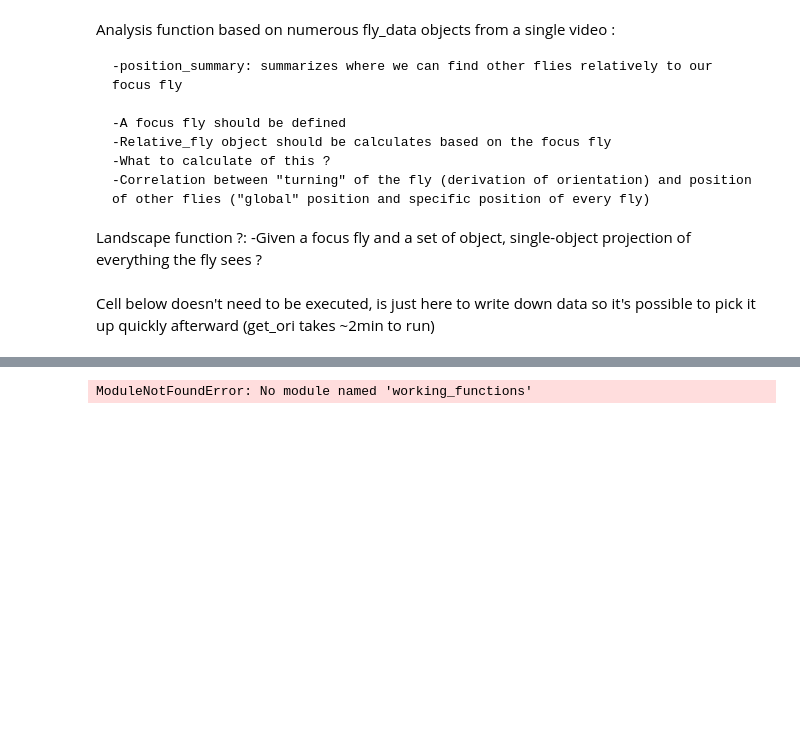
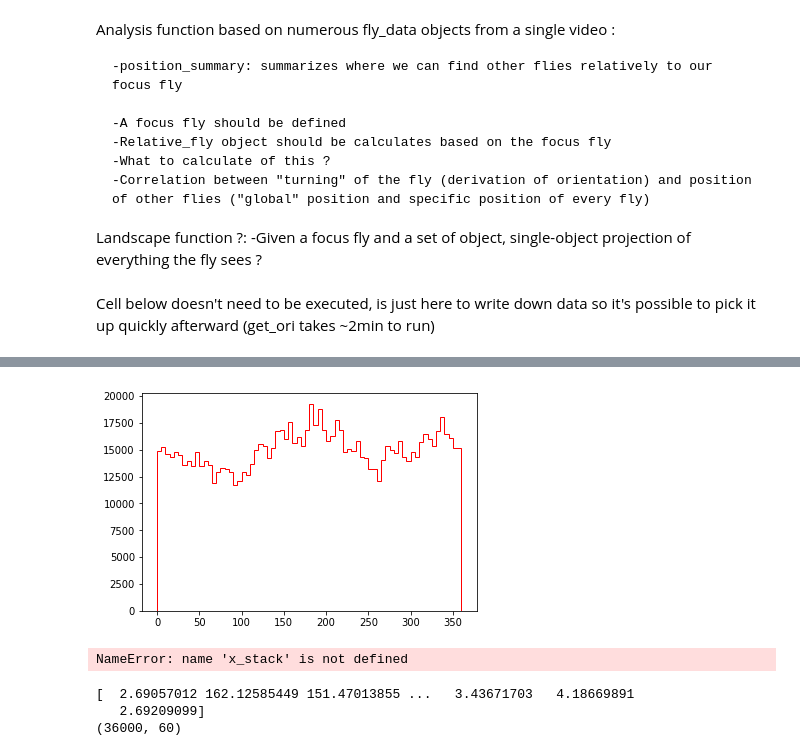
Before and after one commit to StrepsipZerg/flyDtracker, a Jupyter notebook: testing.ipynb, the cells around one changed output, grey strips where cells are left out. Cells and saved outputs as stored; diff of their text form; code cells hidden in the pictures; blank space fills up the shorter version.

```diff
--- a/testing.ipynb
+++ b/testing.ipynb
@@ -89,7 +95,7 @@ ModuleNotFoundError: No module named 'working_functions'
 # %%
-flystack = get_ori_pickle('6flies_2')
+tomi = flyD.get_ori_pickle('6flies_2')
 
-hue = relative_set(flystack)
+hue = flyD.relative_set(tomi)
 
 
 
@@ -101,32 +107,61 @@ plt.hist(angle_stack, bins=72, range=[0, 360], histtype='step',edgecolor='r')
 # H, bins = np.histogram(angle_stack[:6], bins=72, range=[0, 360])
 # H+=np.histogram(angle_stack[6:], bins=72,range=[0,360])[0]
 
 # bincentres = [(bins[i]+bins[i+1])/2. for i in range(len(bins)-1)]
 # plt.step(bincentres,H,where='mid',color='b',linestyle='--')
 
 plt.show()
 
 
 
 # Define bin edges: (left/bottom limit, right/top limit, bin width)
 h_min = np.min([np.nanmin(x_stack)/2, np.nanmin(y_stack)/2])
 h_max = np.min([np.nanmax(x_stack)/2, np.nanmax(y_stack)/2])
 bin_size = (h_max - h_min)/50
 bins = [np.arange(h_min, h_max, bin_size),np.arange(h_min, h_max, bin_size)]
 
 H, xedges, yedges = np.histogram2d(y_stack, x_stack, bins=bins,normed = True)
 X, Y = np.meshgrid(xedges, yedges)
 fig, ax_meanposmap = plt.subplots(figsize=(19,7))
 im = ax_meanposmap.pcolormesh(X, Y, H)
 # Add colorbar, labels, etc.
 ax_cb = fig.colorbar(im, ax=ax_meanposmap)
 ax_meanposmap.set_aspect('equal','box')
 ax_meanposmap.set_title('All individuals',fontsize=20);
 ax_meanposmap.set_xlabel('Left-Right',fontsize = 20)
 ax_meanposmap.set_ylabel('Back-Front',fontsize = 20)
 ax_meanposmap.tick_params(labelsize=14)
 ax_cb.ax.tick_params(labelsize=24)
 ax_cb.set_label('Neighbour density',fontsize=24)
 # %% [output]
+[figure, added]
-ModuleNotFoundError: No module named 'working_functions'
+NameError: name 'x_stack' is not defined
+# %%
+#Defining landscape function.
+#For a specific fly, should output what the fly sees as stimilus for every frames.
+def landscape(flystack, identity):
+
+    #Import a fly stack and define a focus fly
+    focus = flystack[identity]
+    others = copy.deepcopy(flystack)
+    others.pop(identity)
+
+    #calculate all relative flies, with size (set size divided by distance ?)
+    rels = list()
+    for fly in others:
+        rels.append(flyD.relative_fly(focus, fly))
+
+    #project every relative fly on a landscape :
+    projection_distance = 100
+    landscape = np.zeros([focus.length,60])
+    print(landscape.shape)
+    #Check for overlaps
+
+    #Convert everything into a simple matrix of occupied pixels
+
+landscape(flyD.get_ori_pickle('6flies_1'), 1)
+# %% [output]
+[  2.69057012 162.12585449 151.47013855 ...   3.43671703   4.18669891
+   2.69209099]
+(36000, 60)
 # %%
```
Also changed, not shown: parts of 6 cells of this notebook, 1 other file.
